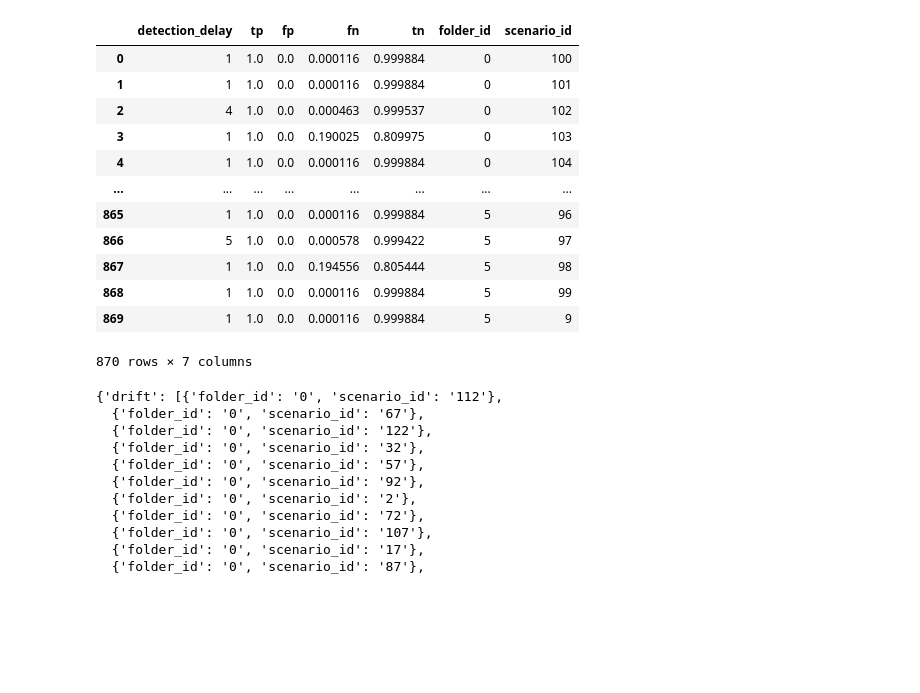
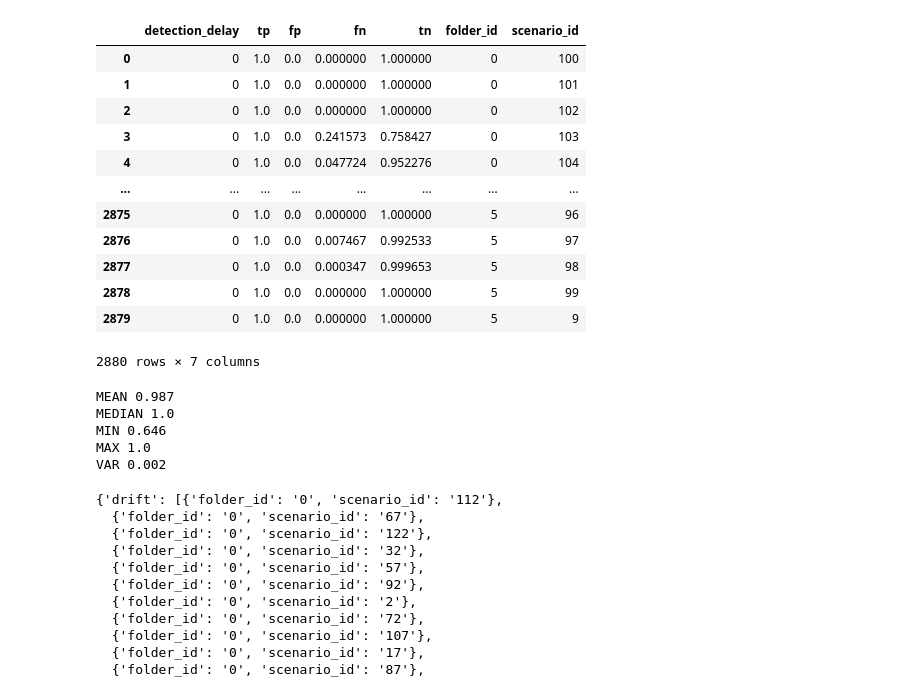
Before and after one commit to FlorianWi89/Bachelorarbeit, a Jupyter notebook: Result_inspection.ipynb, the cells around one changed output. Cells and saved outputs as stored; diff of their text form; code cells hidden in the pictures; blank space fills up the shorter version.

```diff
--- a/Result_inspection.ipynb
+++ b/Result_inspection.ipynb
@@ -2,28 +2,40 @@
 import pandas as pd
 import json
 # %%
-result_path = '/Users/florianwicher/Desktop/resultData/Sensor_fault/LSTM_result.parquet.gzip'
+result_path = '/Users/florianwicher/Desktop/resultData/Leakage/LSTM_result.parquet.gzip'
 
 Data = pd.read_parquet(result_path)
 
 Data['folder_id'] = Data['scenario'].str.split('_').str[0]
 Data['scenario_id'] = Data['scenario'].str.split('_').str[1]
 Data = Data.drop(['scenario'],axis=1)
 Data
 # %% [output]
 |  | detection_delay | tp | fp | fn | tn | folder_id | scenario_id |
-| 0 | 1 | 1.0 | 0.0 | 0.000116 | 0.999884 | 0 | 100 |
-| 1 | 1 | 1.0 | 0.0 | 0.000116 | 0.999884 | 0 | 101 |
-| 2 | 4 | 1.0 | 0.0 | 0.000463 | 0.999537 | 0 | 102 |
-| 3 | 1 | 1.0 | 0.0 | 0.190025 | 0.809975 | 0 | 103 |
-| 4 | 1 | 1.0 | 0.0 | 0.000116 | 0.999884 | 0 | 104 |
+| 0 | 0 | 1.0 | 0.0 | 0.000000 | 1.000000 | 0 | 100 |
+| 1 | 0 | 1.0 | 0.0 | 0.000000 | 1.000000 | 0 | 101 |
+| 2 | 0 | 1.0 | 0.0 | 0.000000 | 1.000000 | 0 | 102 |
+| 3 | 0 | 1.0 | 0.0 | 0.241573 | 0.758427 | 0 | 103 |
+| 4 | 0 | 1.0 | 0.0 | 0.047724 | 0.952276 | 0 | 104 |
 | ... | ... | ... | ... | ... | ... | ... | ... |
-| 865 | 1 | 1.0 | 0.0 | 0.000116 | 0.999884 | 5 | 96 |
-| 866 | 5 | 1.0 | 0.0 | 0.000578 | 0.999422 | 5 | 97 |
-| 867 | 1 | 1.0 | 0.0 | 0.194556 | 0.805444 | 5 | 98 |
-| 868 | 1 | 1.0 | 0.0 | 0.000116 | 0.999884 | 5 | 99 |
-| 869 | 1 | 1.0 | 0.0 | 0.000116 | 0.999884 | 5 | 9 |
+| 2875 | 0 | 1.0 | 0.0 | 0.000000 | 1.000000 | 5 | 96 |
+| 2876 | 0 | 1.0 | 0.0 | 0.007467 | 0.992533 | 5 | 97 |
+| 2877 | 0 | 1.0 | 0.0 | 0.000347 | 0.999653 | 5 | 98 |
+| 2878 | 0 | 1.0 | 0.0 | 0.000000 | 1.000000 | 5 | 99 |
+| 2879 | 0 | 1.0 | 0.0 | 0.000000 | 1.000000 | 5 | 9 |
-870 rows × 7 columns
+2880 rows × 7 columns
+# %%
+print("MEAN", round(Data.tn.mean(),3))
+print("MEDIAN", round(Data.tn.median(),3))
+print("MIN", round(Data.tn.min(),3))
+print("MAX", round(Data.tn.max(),3))
+print("VAR", round(Data.tn.var(),3))
+# %% [output]
+MEAN 0.987
+MEDIAN 1.0
+MIN 0.646
+MAX 1.0
+VAR 0.002
 # %%
 with open('sensor_fault_types.json') as json_file:
         store = json.load(json_file)
```
Also changed, not shown: parts of 6 cells of this notebook, 3 other files.
